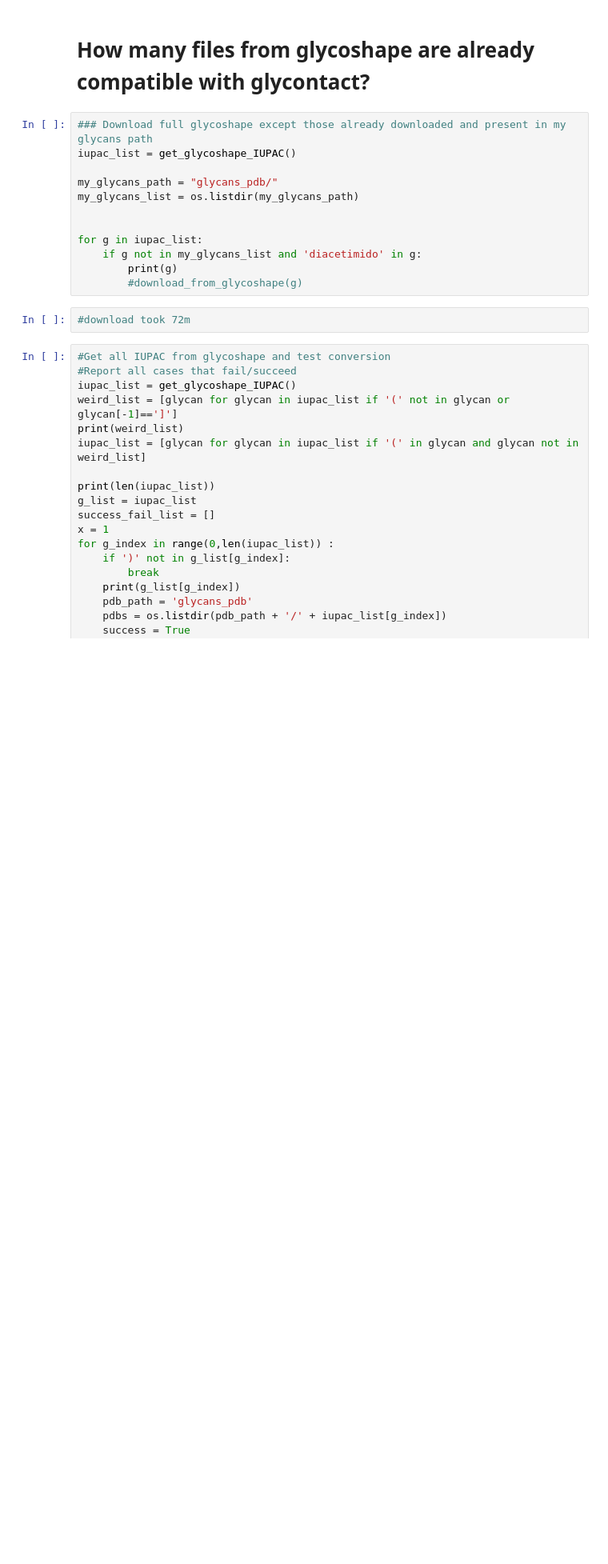
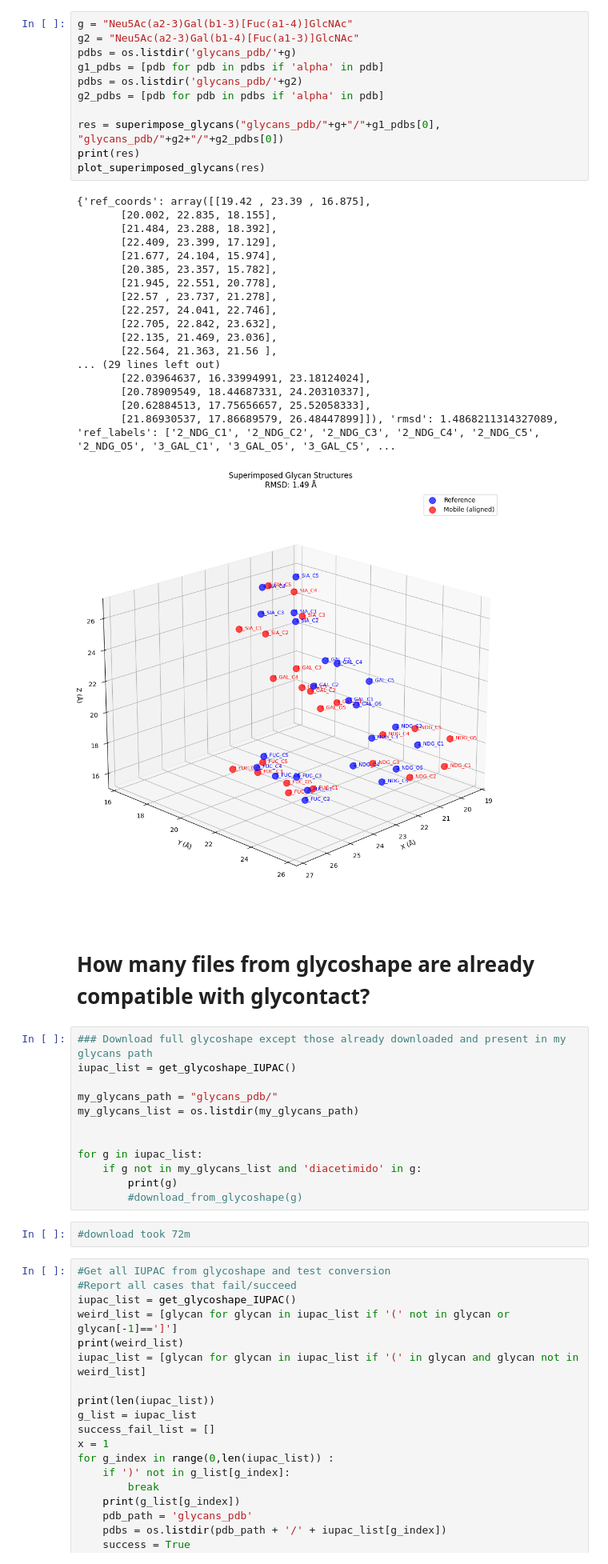
Before and after one commit to lthomes/glycontact, a Jupyter notebook: process_data.ipynb, the cells around one changed output. Shown at 80% size. Saved outputs shown, nothing was run; the diff lists cells and outputs as text; blank space fills up the shorter version.

Commit message:
add glycan structure alignment + visualize refactor

```diff
--- a/process_data.ipynb
+++ b/process_data.ipynb
@@ -12,3 +15,33 @@ warnings.filterwarnings("ignore")
+# %%
+g = "Neu5Ac(a2-3)Gal(b1-3)[Fuc(a1-4)]GlcNAc"
+g2 = "Neu5Ac(a2-3)Gal(b1-4)[Fuc(a1-3)]GlcNAc"
+pdbs = os.listdir('glycans_pdb/'+g)
+g1_pdbs = [pdb for pdb in pdbs if 'alpha' in pdb]
+pdbs = os.listdir('glycans_pdb/'+g2)
+g2_pdbs = [pdb for pdb in pdbs if 'alpha' in pdb]
+
+res = superimpose_glycans("glycans_pdb/"+g+"/"+g1_pdbs[0], "glycans_pdb/"+g2+"/"+g2_pdbs[0])
+print(res)
+plot_superimposed_glycans(res)
+# %% [output]
+{'ref_coords': array([[19.42 , 23.39 , 16.875],
+       [20.002, 22.835, 18.155],
+       [21.484, 23.288, 18.392],
+       [22.409, 23.399, 17.129],
+       [21.677, 24.104, 15.974],
+       [20.385, 23.357, 15.782],
+       [21.945, 22.551, 20.778],
+       [22.57 , 23.737, 21.278],
+       [22.257, 24.041, 22.746],
+       [22.705, 22.842, 23.632],
+       [22.135, 21.469, 23.036],
+       [22.564, 21.363, 21.56 ],
+... (29 lines left out)
+       [22.03964637, 16.33994991, 23.18124024],
+       [20.78909549, 18.44687331, 24.20310337],
+       [20.62884513, 17.75656657, 25.52058333],
+       [21.86930537, 17.86689579, 26.48447899]]), 'rmsd': 1.4868211314327089, 'ref_labels': ['2_NDG_C1', '2_NDG_C2', '2_NDG_C3', '2_NDG_C4', '2_NDG_C5', '2_NDG_O5', '3_GAL_C1', '3_GAL_O5', '3_GAL_C5', ...
+[figure, added]
 # %% [markdown]
 # How many files from glycoshape are already compatible with glycontact?
 # %%
```
Also changed, not shown: parts of 1 cell of this notebook, 3 other files.
